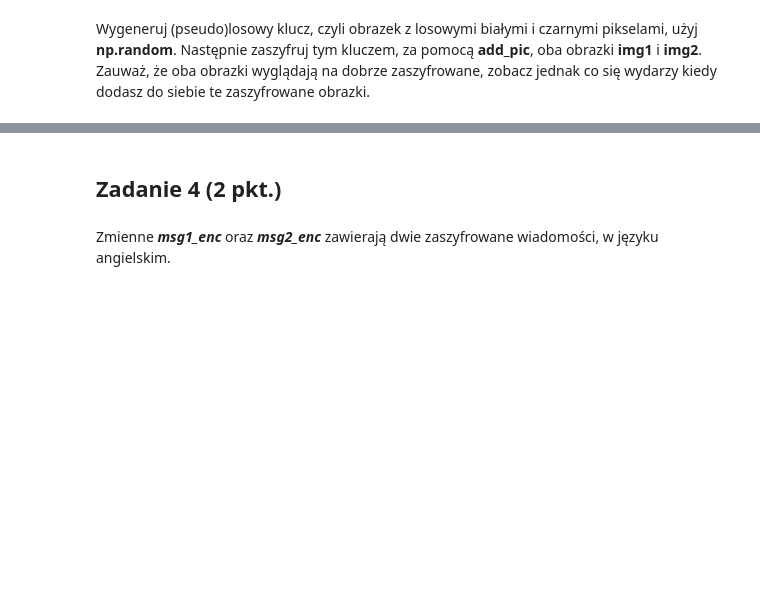
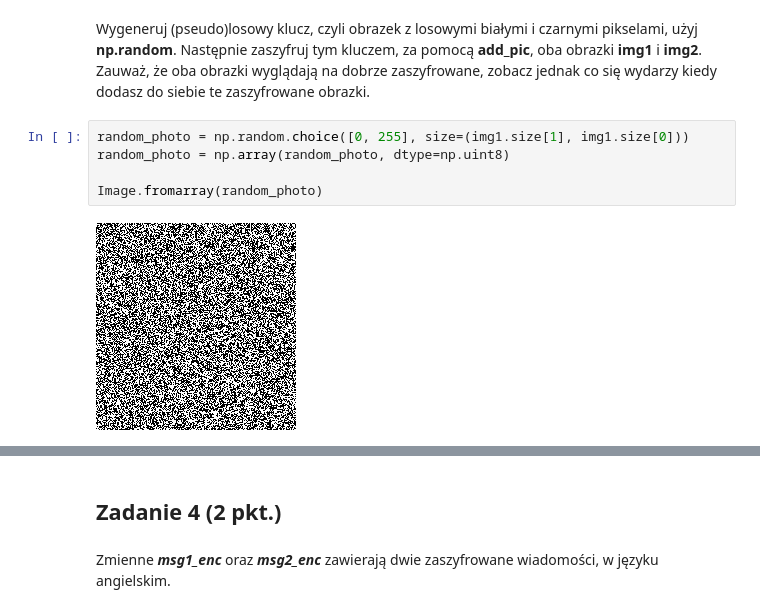
Before and after one commit to mawojcik/cryptography, a Jupyter notebook: Lista2/Lista2.ipynb, the cells around one changed output, grey strips where cells are left out. Saved outputs shown, nothing was run; the diff lists cells and outputs as text; blank space fills up the shorter version.

```diff
--- a/Lista2/Lista2.ipynb
+++ b/Lista2/Lista2.ipynb
@@ -115,2 +127,9 @@ def add_pic(img1, img2):
 # %% [markdown]
 Wygeneruj (pseudo)losowy klucz, czyli obrazek z losowymi białymi i czarnymi pikselami, użyj **np.random**. Następnie zaszyfruj tym kluczem, za pomocą **add_pic**, oba obrazki **img1** i **img2**. Zauważ, że oba obrazki wyglądają na dobrze zaszyfrowane, zobacz jednak co się wydarzy kiedy dodasz do siebie te zaszyfrowane obrazki.
+# %%
+random_photo = np.random.choice([0, 255], size=(img1.size[1], img1.size[0]))
+random_photo = np.array(random_photo, dtype=np.uint8)
+
+Image.fromarray(random_photo)
+# %% [output]
+[figure, added]
```
Also changed, not shown: parts of 5 cells of this notebook.
